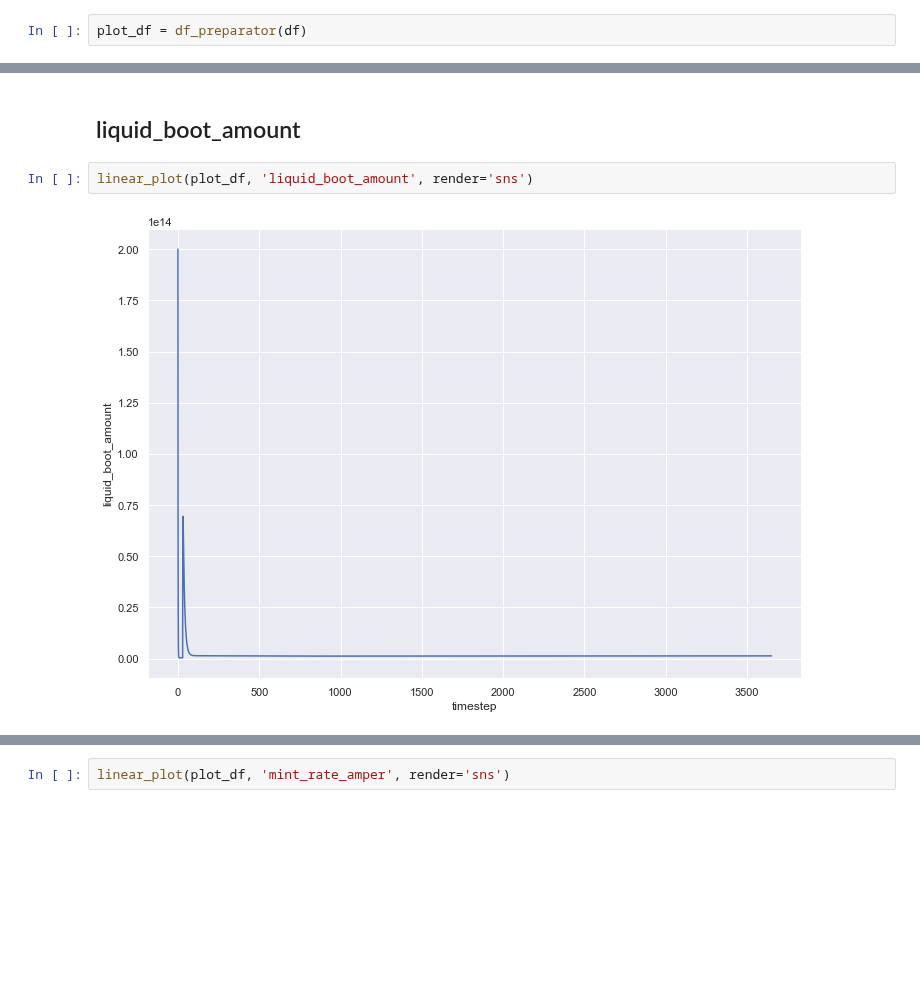
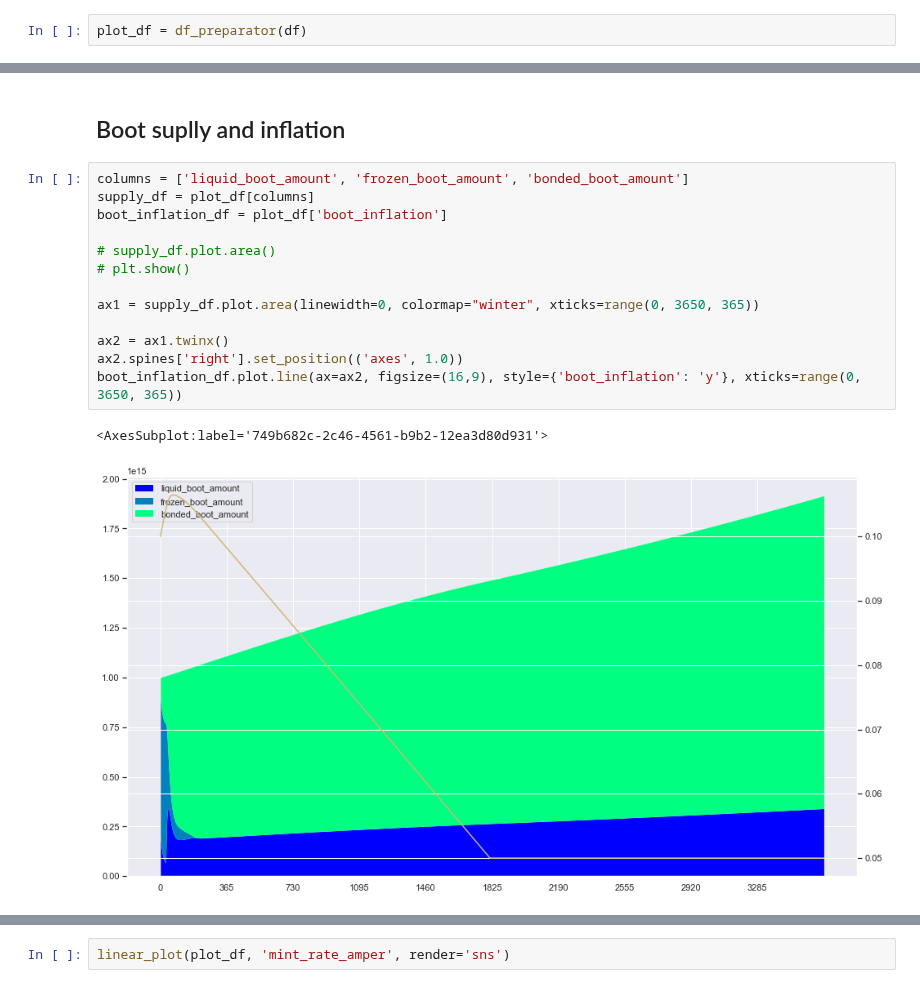
Before and after one commit to cybercongress/cybernomics, a Jupyter notebook: bostrom_simulation/simulation.ipynb, the cells around one changed output, grey strips where cells are left out. Cells and saved outputs as stored; diff of their text form; blank space fills up the shorter version.

Commit message:
fix model, add few plots

```diff
--- a/bostrom_simulation/simulation.ipynb
+++ b/bostrom_simulation/simulation.ipynb
@@ -227,9 +189,21 @@ linear_plot(plot_df, 'frozen_boot_amount', render='sns')
-# %% [markdown]
-## liquid_boot_amount
-# %%
-linear_plot(plot_df, 'liquid_boot_amount', render='sns')
-# %% [output]
-[figure, removed]
+# %% [markdown]
+## Boot suplly and inflation
+# %%
+columns = ['liquid_boot_amount', 'frozen_boot_amount', 'bonded_boot_amount']
+supply_df = plot_df[columns]
+boot_inflation_df = plot_df['boot_inflation']
+
+# supply_df.plot.area()
+# plt.show()
+
+ax1 = supply_df.plot.area(linewidth=0, colormap="winter", xticks=range(0, 3650, 365))
+
+ax2 = ax1.twinx()
+ax2.spines['right'].set_position(('axes', 1.0))
+boot_inflation_df.plot.line(ax=ax2, figsize=(16,9), style={'boot_inflation': 'y'}, xticks=range(0, 3650, 365))
+# %% [output]
+<AxesSubplot:label='749b682c-2c46-4561-b9b2-12ea3d80d931'>
+[figure, added]
 # %%
 print("--- %s seconds ---" % (time.time() - start_time))
 # %% [output]
```
Also changed, not shown: parts of 32 cells of this notebook, 3 other files.
